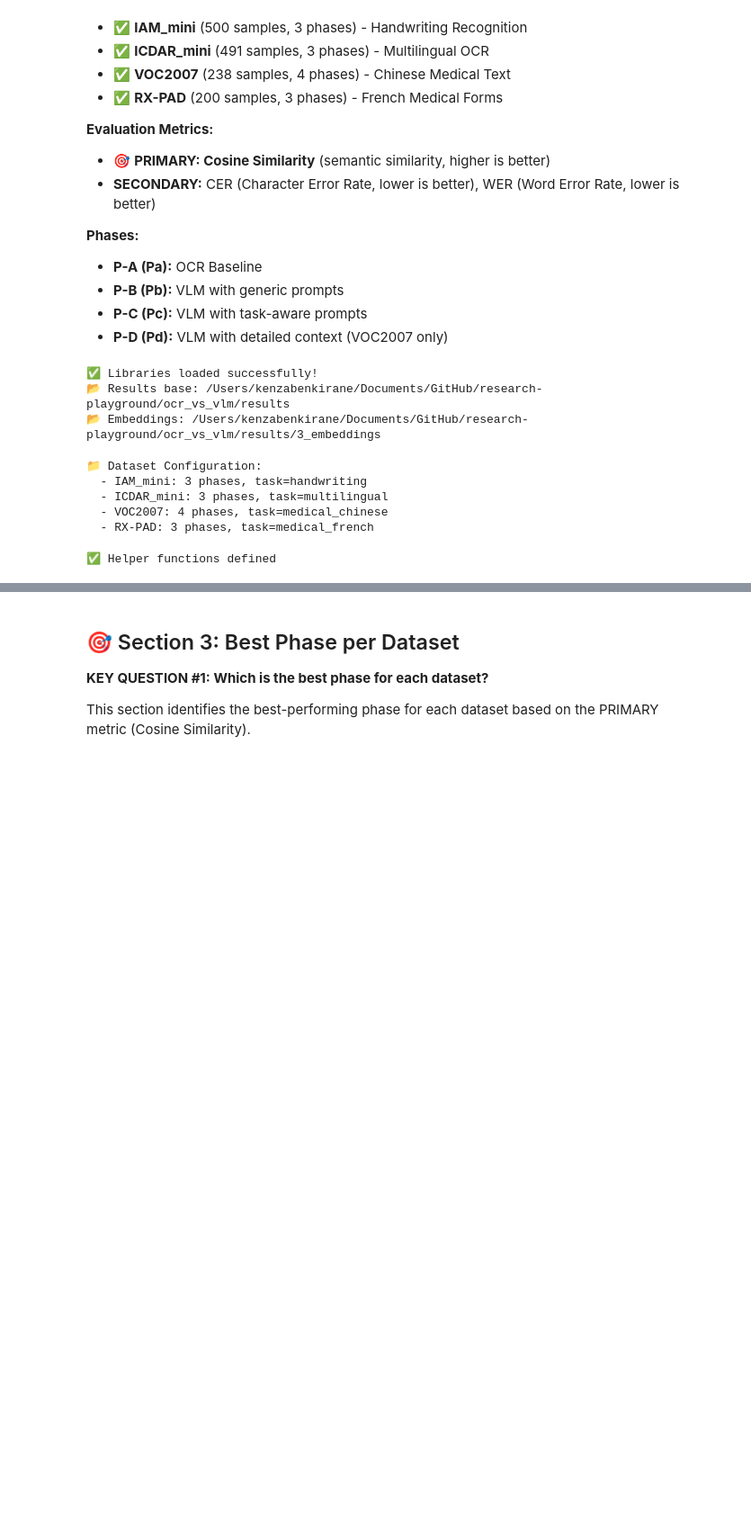
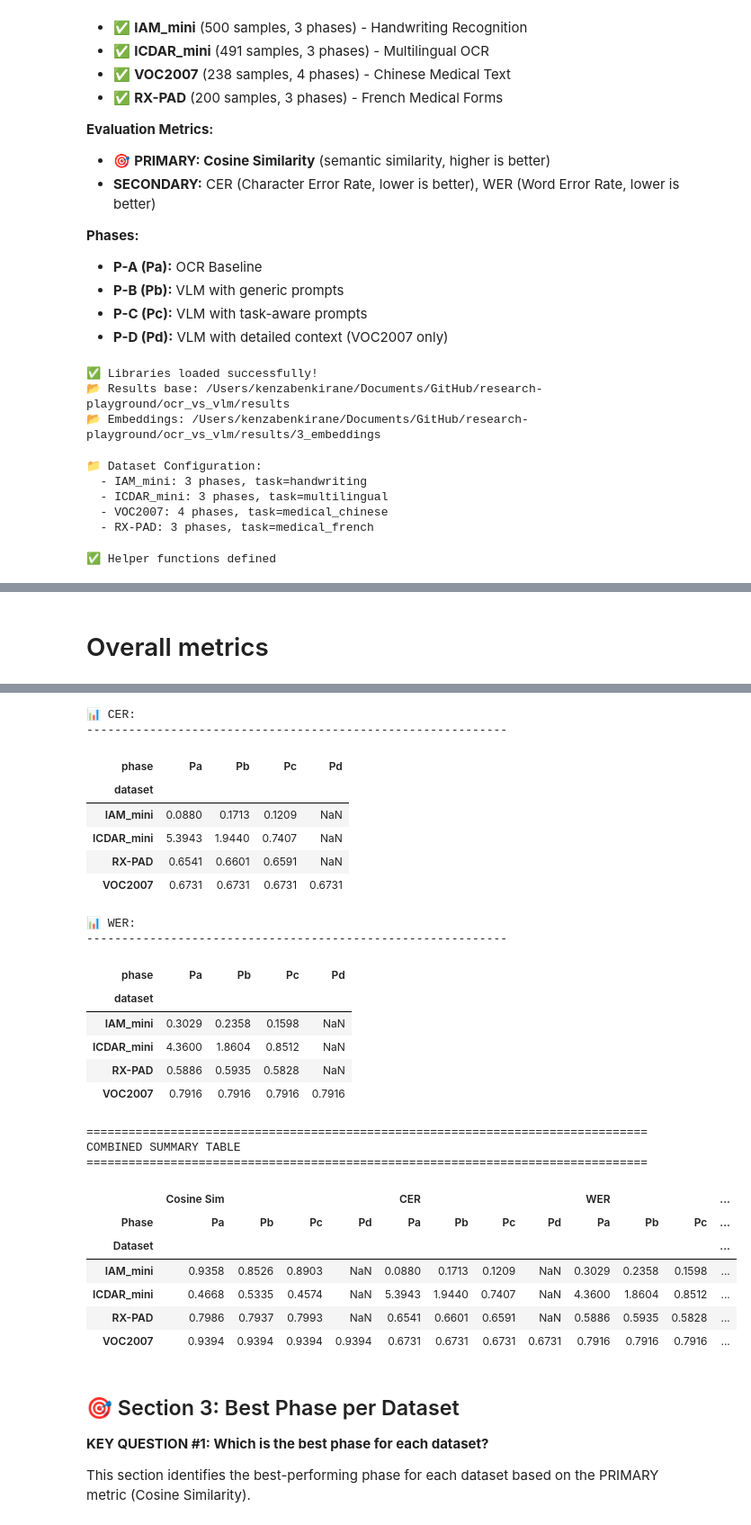
Before and after one commit to kenza-ily/disco, a Jupyter notebook: ocr_vs_vlm/results/4_notebooks/parsing_analysis.ipynb, the cells around one changed output, grey strips where cells are left out. Shown at 90% size. Drawn from its saved outputs; the diff is of its cells as text; code cells hidden in the pictures; blank space fills up the shorter version.

```diff
--- a/ocr_vs_vlm/results/4_notebooks/parsing_analysis.ipynb
+++ b/ocr_vs_vlm/results/4_notebooks/parsing_analysis.ipynb
@@ -222,0 +317,51 @@ print(f"\n✅ Calculated metrics for {len(metrics_df)} combinations")
+# %% [markdown]
+# Overall metrics
+# %%
+# Create summary table: datasets (rows) x phases (columns) for 3 metrics
+print("="*80)
+print("AVERAGE METRICS BY DATASET AND PHASE")
+print("="*80)
+
+# Pivot tables for each metric
+metrics_to_show = ['cosine_similarity', 'cer', 'wer']
+metric_names = {'cosine_similarity': 'Cosine Similarity (PRIMARY)', 'cer': 'CER', 'wer': 'WER'}
+
+for metric in metrics_to_show:
+    print(f"\n📊 {metric_names[metric]}:")
+    print("-"*60)
+
+    pivot_table = metrics_df.pivot_table(
+        index='dataset',
+        columns='phase',
+        values=metric,
+        aggfunc='mean'
+    ).round(4)
+
+    # Reorder columns by phase name
+    phase_order = sorted(pivot_table.columns, key=lambda x: (x[:2], x[2:]))
+    pivot_table = pivot_table[phase_order]
+
+    display(pivot_table)
+
+# Combined view - create a multi-level table
+print("\n" + "="*80)
+print("COMBINED SUMMARY TABLE")
+print("="*80)
+
+combined_data = []
+for dataset in metrics_df['dataset'].unique():
+    dataset_data = metrics_df[metrics_df['dataset'] == dataset]
+    for phase in sorted(dataset_data['phase'].unique()):
+        phase_data = dataset_data[dataset_data['phase'] == phase]
+        combined_data.append({
+            'Dataset': dataset,
+            'Phase': phase,
+            'Cosine Sim': round(phase_data['cosine_similarity'].mean(), 4),
+            'CER': round(phase_data['cer'].mean(), 4),
+            'WER': round(phase_data['wer'].mean(), 4)
+        })
+
+combined_df = pd.DataFrame(combined_data)
+combined_pivot = combined_df.pivot(index='Dataset', columns='Phase')
+display(combined_pivot)
+# %% [output]
@@ -223,3 +380,29 @@ print(f"\n✅ Calculated metrics for {len(metrics_df)} combinations")
+📊 CER:
+------------------------------------------------------------
+| phase | Pa | Pb | Pc | Pd |
+| dataset |  |  |  |  |
+| IAM_mini | 0.0880 | 0.1713 | 0.1209 | NaN |
+| ICDAR_mini | 5.3943 | 1.9440 | 0.7407 | NaN |
+| RX-PAD | 0.6541 | 0.6601 | 0.6591 | NaN |
+| VOC2007 | 0.6731 | 0.6731 | 0.6731 | 0.6731 |
+📊 WER:
+------------------------------------------------------------
+| phase | Pa | Pb | Pc | Pd |
+| dataset |  |  |  |  |
+| IAM_mini | 0.3029 | 0.2358 | 0.1598 | NaN |
+| ICDAR_mini | 4.3600 | 1.8604 | 0.8512 | NaN |
+| RX-PAD | 0.5886 | 0.5935 | 0.5828 | NaN |
+| VOC2007 | 0.7916 | 0.7916 | 0.7916 | 0.7916 |
+================================================================================
+COMBINED SUMMARY TABLE
+================================================================================
+|  | Cosine Sim |  |  |  | CER |  |  |  | WER |  |  | ... |
+| Phase | Pa | Pb | Pc | Pd | Pa | Pb | Pc | Pd | Pa | Pb | Pc | ... |
+| Dataset |  |  |  |  |  |  |  |  |  |  |  | ... |
+| IAM_mini | 0.9358 | 0.8526 | 0.8903 | NaN | 0.0880 | 0.1713 | 0.1209 | NaN | 0.3029 | 0.2358 | 0.1598 | ... |
+| ICDAR_mini | 0.4668 | 0.5335 | 0.4574 | NaN | 5.3943 | 1.9440 | 0.7407 | NaN | 4.3600 | 1.8604 | 0.8512 | ... |
+| RX-PAD | 0.7986 | 0.7937 | 0.7993 | NaN | 0.6541 | 0.6601 | 0.6591 | NaN | 0.5886 | 0.5935 | 0.5828 | ... |
+| VOC2007 | 0.9394 | 0.9394 | 0.9394 | 0.9394 | 0.6731 | 0.6731 | 0.6731 | 0.6731 | 0.7916 | 0.7916 | 0.7916 | ... |
 # %% [markdown]
 ## 🎯 Section 3: Best Phase per Dataset
 
```
Also changed, not shown: parts of 9 cells of this notebook, 8 other files.
